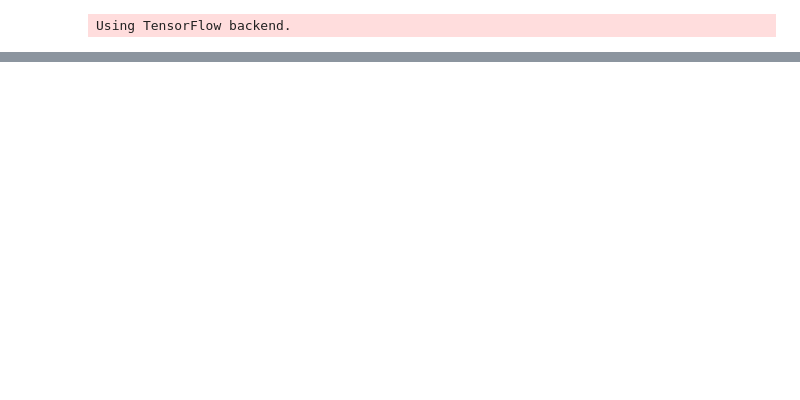
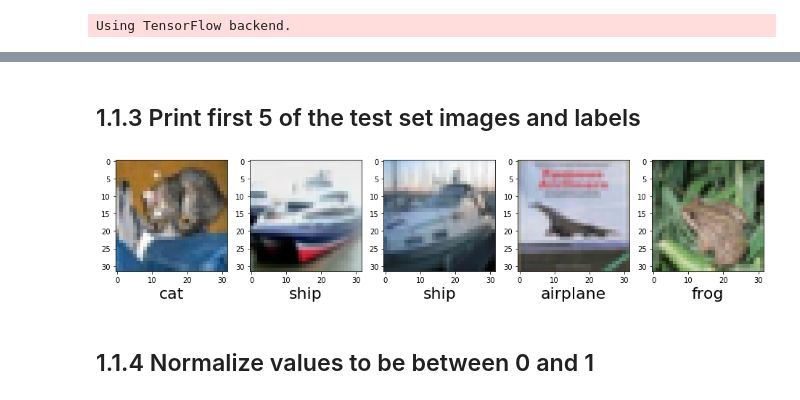
Before and after one commit to steinmatt/lmu-deeplearning, a Jupyter notebook: Project 2/Project2.ipynb, the cells around one changed output, grey strips where cells are left out. Drawn from its saved outputs; the diff is of its cells as text; code cells hidden in the pictures; blank space fills up the shorter version.

```diff
--- a/Project 2/Project2.ipynb
+++ b/Project 2/Project2.ipynb
@@ -32,0 +54,16 @@ for i in range(5):
+# %% [markdown]
+## 1.1.3 Print first 5 of the test set images and labels
+# %%
+f, axarr = plt.subplots(1, 5)
+f.set_size_inches(16, 6)
+
+for i in range(5):
+    img = x_test[i]
+    axarr[i].imshow(img)
+    label = cifar_classes[ y_test[i][0]]
+    axarr[i].set_xlabel(label,fontsize=22)
+plt.show()
+# %% [output]
+[figure, added]
+# %% [markdown]
+## 1.1.4 Normalize values to be between 0 and 1
```
Also changed, not shown: parts of 9 cells of this notebook, 1 other file.
